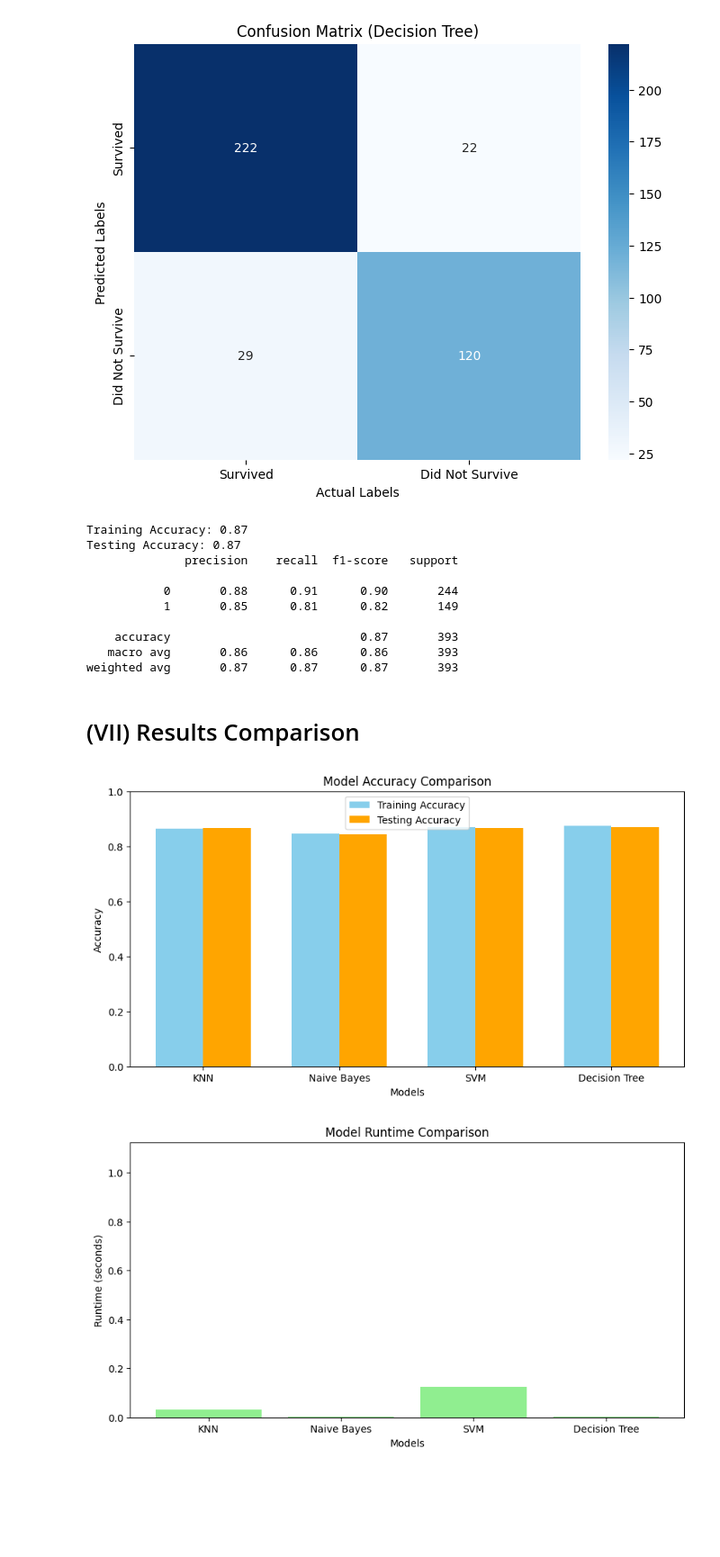
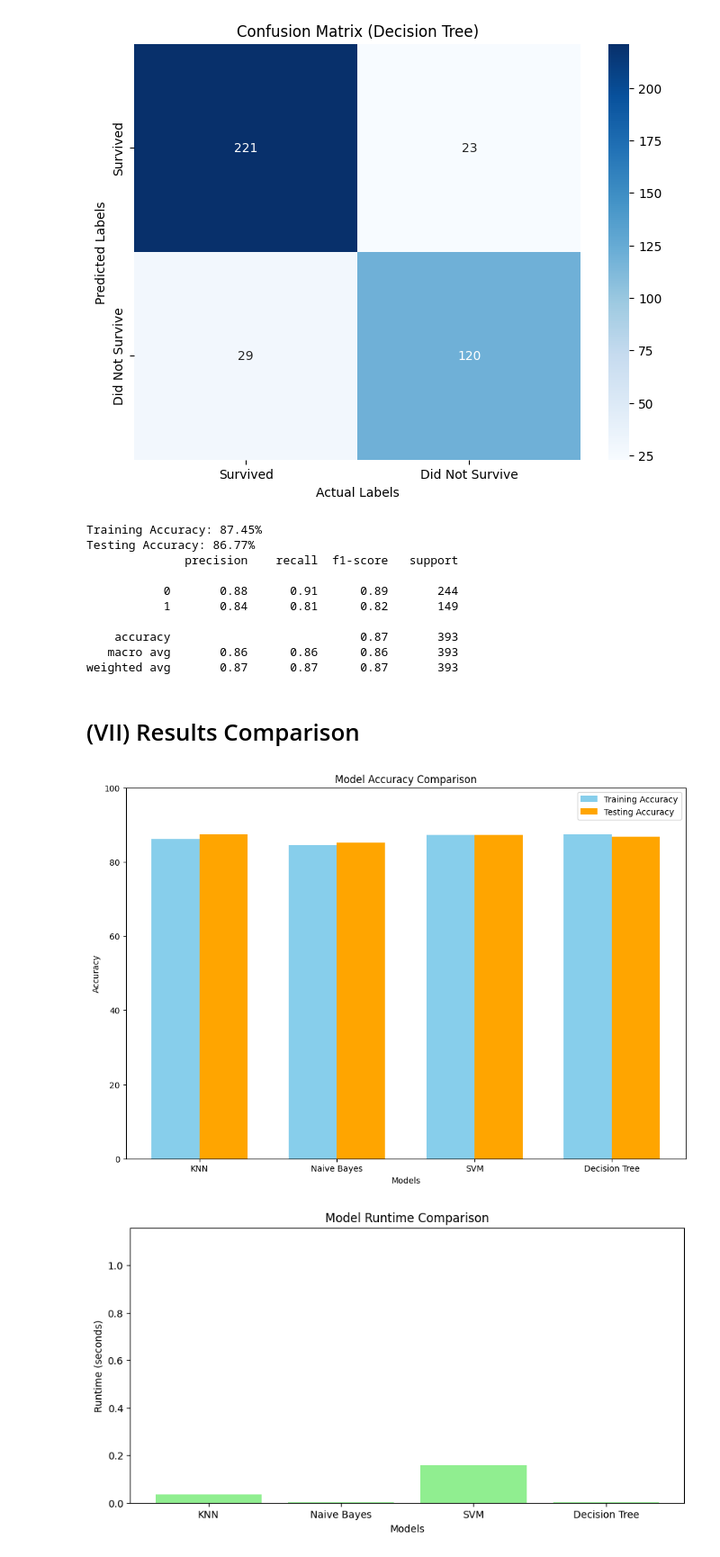
Before and after one commit to AhmedMohamady1/Titanic-Survivors-Prediction, a Jupyter notebook: main.ipynb, the cells around one changed output. Shown at 90% size. Drawn from its saved outputs; the diff is of its cells as text; code cells hidden in the pictures; blank space fills up the shorter version.

```diff
--- a/main.ipynb
+++ b/main.ipynb
@@ -491,11 +553,11 @@ svm_params = {'C': [0.1, 1, 10], 'kernel': ['linear', 'rbf']} # test for best hy
 svm = SVC()
 
 grid_search_svm = GridSearchCV(svm, svm_params, cv=3, scoring='f1_weighted')
-grid_search_svm.fit(X_train, y_train)
+grid_search_svm.fit(X_train_standard, y_train)
 
 best_svm = grid_search_svm.best_estimator_
 print("Best SVM Parameters:", grid_search_svm.best_params_)
-y_pred_svm = best_svm.predict(X_test)
+y_pred_svm = best_svm.predict(X_test_standard)
 
 svm_train_time = time.time() - start_time
 # %% [output]
@@ -529,18 +591,19 @@ plt.show()
 # %%
 # Predict on training data
-y_train_pred = best_svm.predict(X_train)
+y_train_pred = best_svm.predict(X_train_standard)
 
 # Calculate training accuracy
-svm_training_accuracy = accuracy_score(y_train, y_train_pred)
+svm_training_accuracy = accuracy_score(y_train, y_train_pred)*100
 
-print(f"Training Accuracy: {svm_training_accuracy:.2f}")
+print(f"Training Accuracy: {svm_training_accuracy:.2f}%")
 
 # Calculate test accuracy
-svm_test_accuracy = accuracy_score(y_test, y_pred_svm)
+svm_test_accuracy = accuracy_score(y_test, y_pred_svm)*100
 
-print(f"Test Accuracy: {svm_test_accuracy:.2f}")
+print(f"Test Accuracy: {svm_test_accuracy:.2f}%")
 
 print("SVM Performance:")
+svm_report=classification_report(y_test, y_pred_svm,output_dict=True)
 print(classification_report(y_test, y_pred_svm))
 
 model_names.append("SVM")
@@ -574,11 +637,11 @@ decision_tree = DecisionTreeClassifier(
 )
 
 # Train the model
-decision_tree.fit(X_train, y_train)
+decision_tree.fit(X_train_minmax, y_train)
 
 # Make predictions
-train_predictions = decision_tree.predict(X_train)
-test_predictions = decision_tree.predict(X_test)
+train_predictions = decision_tree.predict(X_train_minmax)
+test_predictions = decision_tree.predict(X_test_minmax)
 tree_train_time = time.time() - start_time
 
 # Visualize the tree
@@ -603,12 +684,13 @@ plt.show()
 [figure]
 # %%
 # Calculate accuracies
-tree_training_accuracy = accuracy_score(y_train, train_predictions)
-tree_testing_accuracy = accuracy_score(y_test, test_predictions)
+tree_training_accuracy = accuracy_score(y_train, train_predictions)*100
+tree_testing_accuracy = accuracy_score(y_test, test_predictions)*100
 
 # Print results
-print(f"Training Accuracy: {tree_training_accuracy:.2f}")
-print(f"Testing Accuracy: {tree_testing_accuracy:.2f}")
+print(f"Training Accuracy: {tree_training_accuracy:.2f}%")
+print(f"Testing Accuracy: {tree_testing_accuracy:.2f}%")
+tree_report=classification_report(y_test, test_predictions,output_dict=True)
 print(classification_report(y_test, test_predictions))
 
 model_names.append("Decision Tree")
@@ -616,12 +698,12 @@ training_accuracies.append(tree_training_accuracy)
 testing_accuracies.append(tree_testing_accuracy)
 runtimes.append(tree_train_time)
 # %% [output]
-Training Accuracy: 0.87
-Testing Accuracy: 0.87
+Training Accuracy: 87.45%
+Testing Accuracy: 86.77%
               precision    recall  f1-score   support
 
-           0       0.88      0.91      0.90       244
-           1       0.85      0.81      0.82       149
+           0       0.88      0.91      0.89       244
+           1       0.84      0.81      0.82       149
 
     accuracy                           0.87       393
    macro avg       0.86      0.86      0.86       393
@@ -632,34 +714,34 @@ weighted avg       0.87      0.87      0.87       393
 # Create DataFrames for visualization
 results_df = pd.DataFrame({
     'Model': model_names,
     'Training Accuracy': training_accuracies,
     'Testing Accuracy': testing_accuracies,
     'Runtime (seconds)': runtimes
 })
 # Visualization for Accuracy
-plt.figure(figsize=(10, 5))
+plt.figure(figsize=(12, 8))
 x = np.arange(len(model_names))
 bar_width = 0.35
 
 plt.bar(x - bar_width / 2, training_accuracies, width=bar_width, label='Training Accuracy', color='skyblue')
 plt.bar(x + bar_width / 2, testing_accuracies, width=bar_width, label='Testing Accuracy', color='orange')
 
 plt.xlabel('Models')
 plt.ylabel('Accuracy')
 plt.title('Model Accuracy Comparison')
 plt.xticks(x, model_names)
-plt.ylim(0, 1)
+plt.ylim(0, 100)
 plt.legend()
 plt.show()
 
 # Visualization for Runtime
 plt.figure(figsize=(10, 5))
 plt.bar(model_names, runtimes, color='lightgreen')
 plt.xlabel('Models')
 plt.ylabel('Runtime (seconds)')
 plt.title('Model Runtime Comparison')
 plt.ylim(0, max(runtimes) + 1)
 plt.show()
 # %% [output]
-[figure, old version]
+[figure, new version]
-[figure, old version]
+[figure, new version]
```
Also changed, not shown: parts of 17 cells of this notebook.
